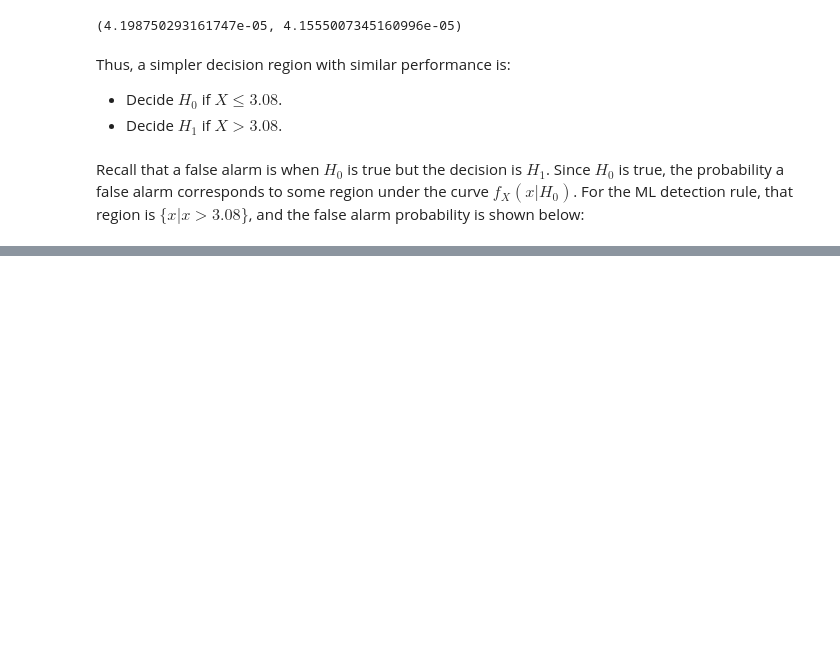
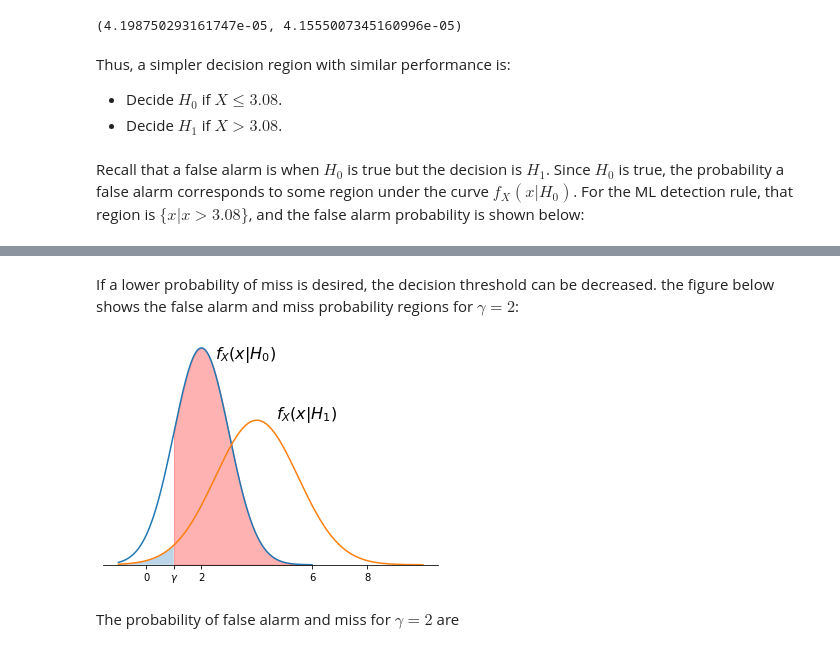
Before and after one commit to aminkhod/Foundations-of-Data-Science-with-Python, a Jupyter notebook: 10-conditional-stats/binary-decisions-continuous-data.ipynb, the cells around one changed output, grey strips where cells are left out. Drawn from its saved outputs; the diff is of its cells as text; code cells hidden in the pictures; blank space fills up the shorter version.

```diff
--- a/10-conditional-stats/binary-decisions-continuous-data.ipynb
+++ b/10-conditional-stats/binary-decisions-continuous-data.ipynb
@@ -220,0 +274,67 @@ Use the Student's $T$ random variable to determine a 95% confidence interval for
+# %% [markdown]
+If a lower probability of miss is desired, the decision threshold can be decreased. the figure below shows the false alarm and miss probability regions for $\gamma=2$:
+# %%
+gamma = 1
+
+
+G0 = stats.norm(loc = 2, scale = 1)
+x = np.linspace(-1,6,100*7+1)
+fa_region = x[np.where(x>gamma)]
+gamma = min(fa_region)
+
+plt.plot(x,G0.pdf(x))
+
+# Fill under the regions found above
+plt.fill_between(fa_region, G0.pdf(fa_region), alpha=0.3, color='red')
+
+ax=plt.gca()
+ax.spines['top'].set_visible(False)
+ax.spines['right'].set_visible(False)
+ax.spines['left'].set_visible(False)
+ax.get_yaxis().set_ticks([]);
+
+ax.set_xticks([0,2,4,gamma,6])
+ax.set_xticklabels([0,2,4,'$\gamma$',6])
+
+# ax.annotate('false alarm', xy=(gamma+0.5, 0.07),  xycoords='data',
+#             xytext=(6.25, 0.17), textcoords='data', fontsize=16,
+#             arrowprops=dict(facecolor='black', headwidth=6, width=1),
+#             horizontalalignment='right', verticalalignment='top',
+#             )
+
+plt.annotate('$f_X(x|H_0)$', (2.5,0.38), fontsize=16)
+plt.ylim(0, 0.4);
+
+
+G1 = stats.norm(loc = 4, scale = 1.5)
+x=np.linspace(-1,10,11*100+1)
+miss_region = x[np.where(x<gamma)]
+
+plt.plot(x,G1.pdf(x))
+
+# Fill under the regions found above
+plt.fill_between(miss_region, G1.pdf(miss_region),alpha=0.3)
+
+
+
+ax=plt.gca()
+ax.spines['top'].set_visible(False)
+ax.spines['right'].set_visible(False)
+ax.spines['left'].set_visible(False)
+ax.get_yaxis().set_ticks([]);
+
+ax.set_xticks([0,2,gamma,6, 8])
+ax.set_xticklabels([0,2,'$\gamma$',6, 8])
+
+# ax.annotate('miss', xy=(gamma-1, 0.04),  xycoords='data',
+#             xytext=(1.25, 0.17), textcoords='data', fontsize=16,
+#             arrowprops=dict(facecolor='black', headwidth=6, width=1),
+#             horizontalalignment='right', verticalalignment='top',
+#             )
+
+plt.annotate('$f_X(x|H_1)$', (4.7,0.27), fontsize=16);
+plt.ylim(0, 0.4);
+# %% [output]
+[figure, added]
+# %% [markdown]
+The probability of false alarm and miss for $\gamma=2$ are
```
Also changed, not shown: parts of 49 cells of this notebook, 1 other file.
